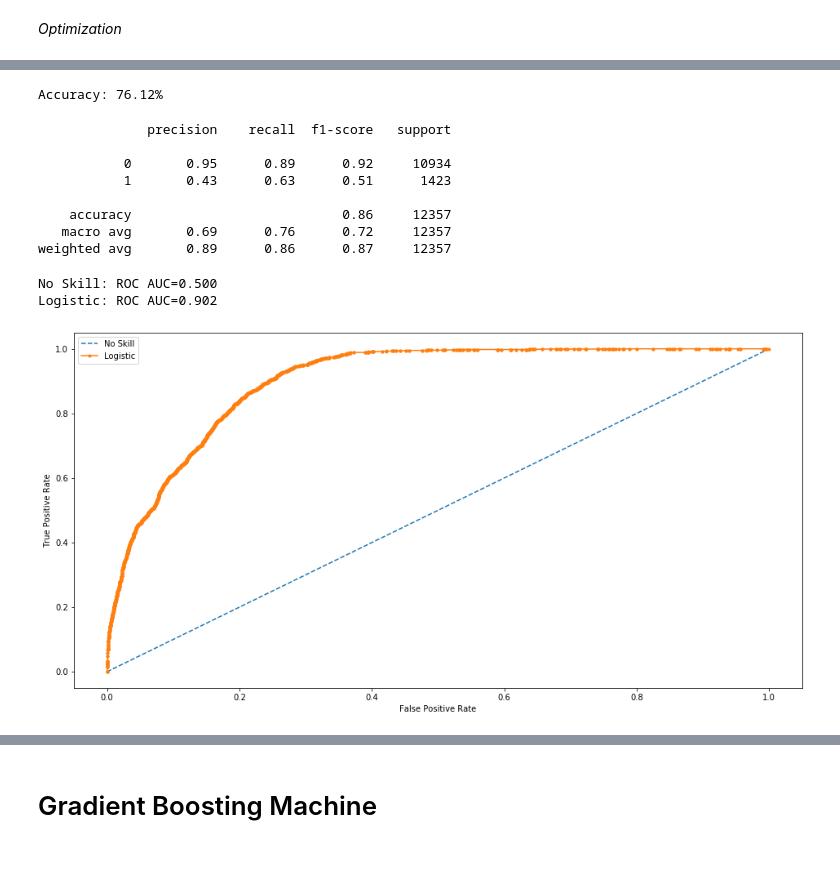
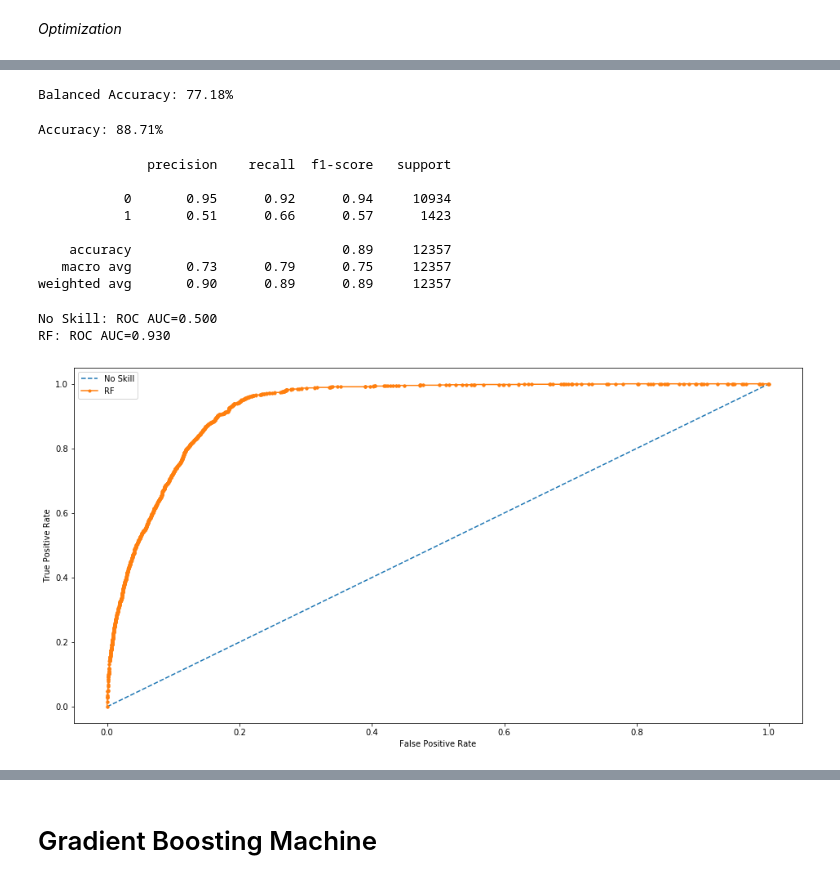
Before and after one commit to Data-Analytics-team11/Prediction-for-client-term-deposit-subscription, a Jupyter notebook: DT_RF_GBM.ipynb, the cells around one changed output, grey strips where cells are left out. Drawn from its saved outputs; the diff is of its cells as text; code cells hidden in the pictures.

```diff
--- a/DT_RF_GBM.ipynb
+++ b/DT_RF_GBM.ipynb
@@ -20,6 +20,7 @@ import pickle
 data = pd.read_csv('data/processedData.csv')
 # %%
 data.y.replace(to_replace = ['yes','no'], value = [1,0],inplace = True)
+data.drop('Unnamed: 0',axis = 1,inplace = True)
 # %%
 y=data['y']
 X=data.drop(columns=['y'])
@@ -234,7 +197,7 @@ AttributeError: 'DecisionTreeClassifier' object has no attribute 'plot_tree'
 # %% [markdown]
 Random Forest using Imbalanced Data
 # %%
-forest = RandomForestClassifier()
-model_rf = forest.fit(X_train,y_train)
-y_pred_rf = model_rf.predict(X_test)
+forest = RandomForestClassifier(random_state = 16)
+forest.fit(X_train,y_train)
+y_pred_rf = forest.predict(X_test)
 # %%
@@ -255,8 +218,8 @@ weighted avg       0.90      0.91      0.90     12357
 # %% [markdown]
 Random Forest using SMOTE Data
 # %%
-smote_model_rf = forest.fit(X_SMOTE,y_SMOTE)
-smote_y_pred_rf = smote_model_rf.predict(X_test)
+forest.fit(X_SMOTE,y_SMOTE)
+smote_y_pred_rf = forest.predict(X_test)
 # %%
 print(f"Balanced Accuracy: {round(metrics.balanced_accuracy_score(y_test, smote_y_pred_rf)*100,2)}%")
 # %% [output]
@@ -296,4 +262,4 @@ smote_best_param_rf.best_params_
 # %%
-smote_rf_tuned = RandomForestClassifier(criterion = 'entropy',n_estimators = 500, max_depth = 8,max_features = 5,min_samples_split = 0.1,min_samples_leaf=1, class_weight="balanced")
+smote_rf_tuned = RandomForestClassifier(criterion = 'entropy',n_estimators = 100, max_depth = 8,max_features = 6,min_samples_leaf=2,random_state=16)
 # %%
 smote_model_rf_tuned = smote_rf_tuned.fit(X_SMOTE,y_SMOTE)
@@ -300,49 +270,53 @@ smote_model_rf_tuned = smote_rf_tuned.fit(X_SMOTE,y_SMOTE)
 # %%
 smote_y_pred_rf_tuned = smote_model_rf_tuned.predict(X_test)
 # %%
-print(f"Accuracy: {round(metrics.balanced_accuracy_score(y_test, smote_y_pred_rf_tuned)*100,2)}%")
+print(f"Balanced Accuracy: {round(metrics.balanced_accuracy_score(y_test, smote_y_pred_rf_tuned)*100,2)}%")
 # %% [output]
-Accuracy: 76.12%
+Balanced Accuracy: 77.18%
+# %%
+print(f"Accuracy: {round(metrics.accuracy_score(y_test, smote_y_pred_rf_tuned)*100,2)}%")
+# %% [output]
+Accuracy: 88.71%
 # %%
 print(classification_report(y_test,smote_y_pred_rf_tuned))
 # %% [output]
               precision    recall  f1-score   support
 
-           0       0.95      0.89      0.92     10934
-           1       0.43      0.63      0.51      1423
+           0       0.95      0.92      0.94     10934
+           1       0.51      0.66      0.57      1423
 
-    accuracy                           0.86     12357
-   macro avg       0.69      0.76      0.72     12357
-weighted avg       0.89      0.86      0.87     12357
+    accuracy                           0.89     12357
+   macro avg       0.73      0.79      0.75     12357
+weighted avg       0.90      0.89      0.89     12357
 # %%
 # generate a no skill prediction (majority class)
 noskill_probs = [0 for _ in range(len(y_test))]
 
 # predict probabilities
 prob = smote_rf_tuned.predict_proba(X_test)
 # keep probabilities for the positive outcome only
 prob = prob[:, 1]
 # calculate scores
 noskill_auc = roc_auc_score(y_test, noskill_probs)
 auc = roc_auc_score(y_test, prob)
 # summarize scores
 print('No Skill: ROC AUC=%.3f' % (noskill_auc))
-print('Logistic: ROC AUC=%.3f' % (auc))
+print('RF: ROC AUC=%.3f' % (auc))
 # calculate roc curves
 noskill_fpr, noskill_tpr, _ = roc_curve(y_test, noskill_probs)
 fpr, tpr, _ = roc_curve(y_test, prob)
 # plot the roc curve for the model
 plt.figure(figsize=(16,8))
 plt.plot(noskill_fpr, noskill_tpr, linestyle='--', label='No Skill')
-plt.plot(fpr, tpr, marker='.', label='Logistic')
+plt.plot(fpr, tpr, marker='.', label='RF')
 # axis labels
 plt.xlabel('False Positive Rate')
 plt.ylabel('True Positive Rate')
 # show the legend
 plt.legend()
 # show the plot
 plt.show()
 # %% [output]
 No Skill: ROC AUC=0.500
-Logistic: ROC AUC=0.902
+RF: ROC AUC=0.930
-[figure, old version]
+[figure, new version]
```
Also changed, not shown: parts of 47 cells of this notebook, 51 other files.
